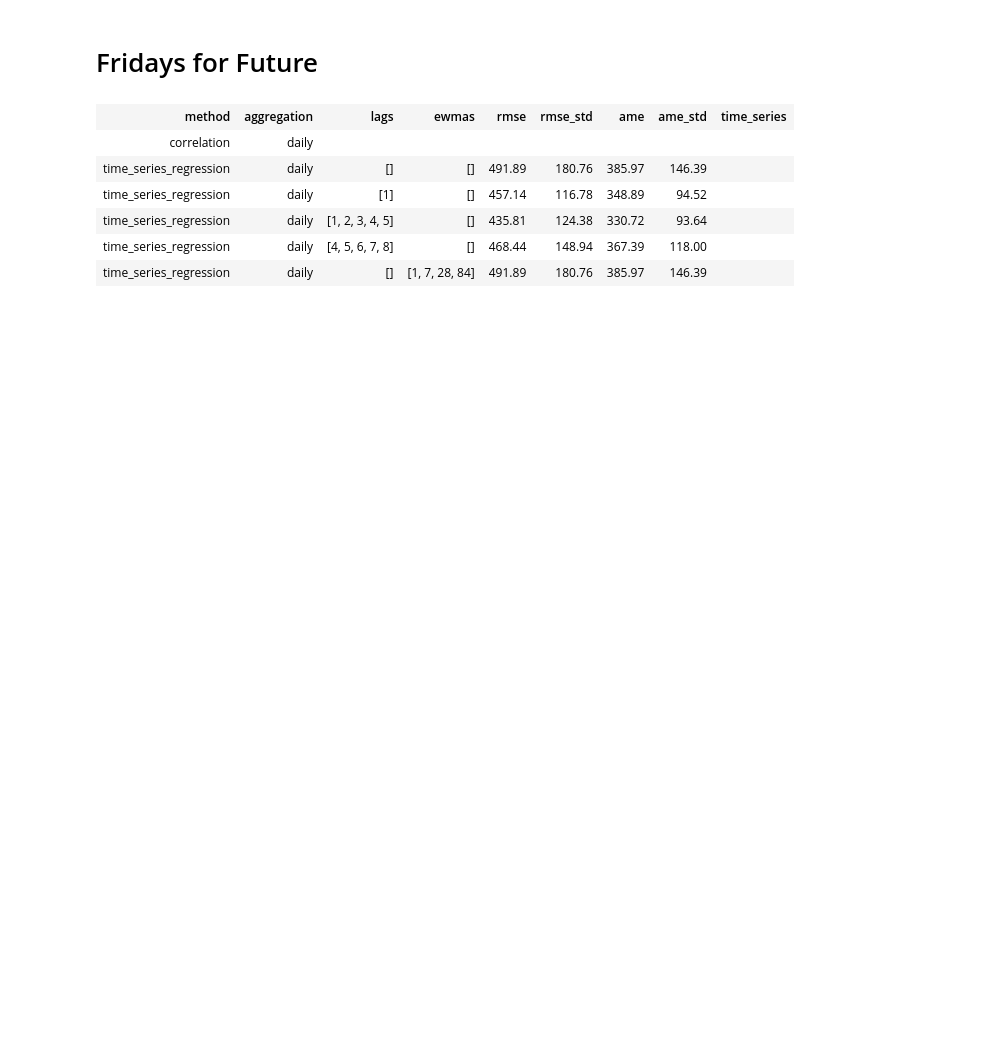
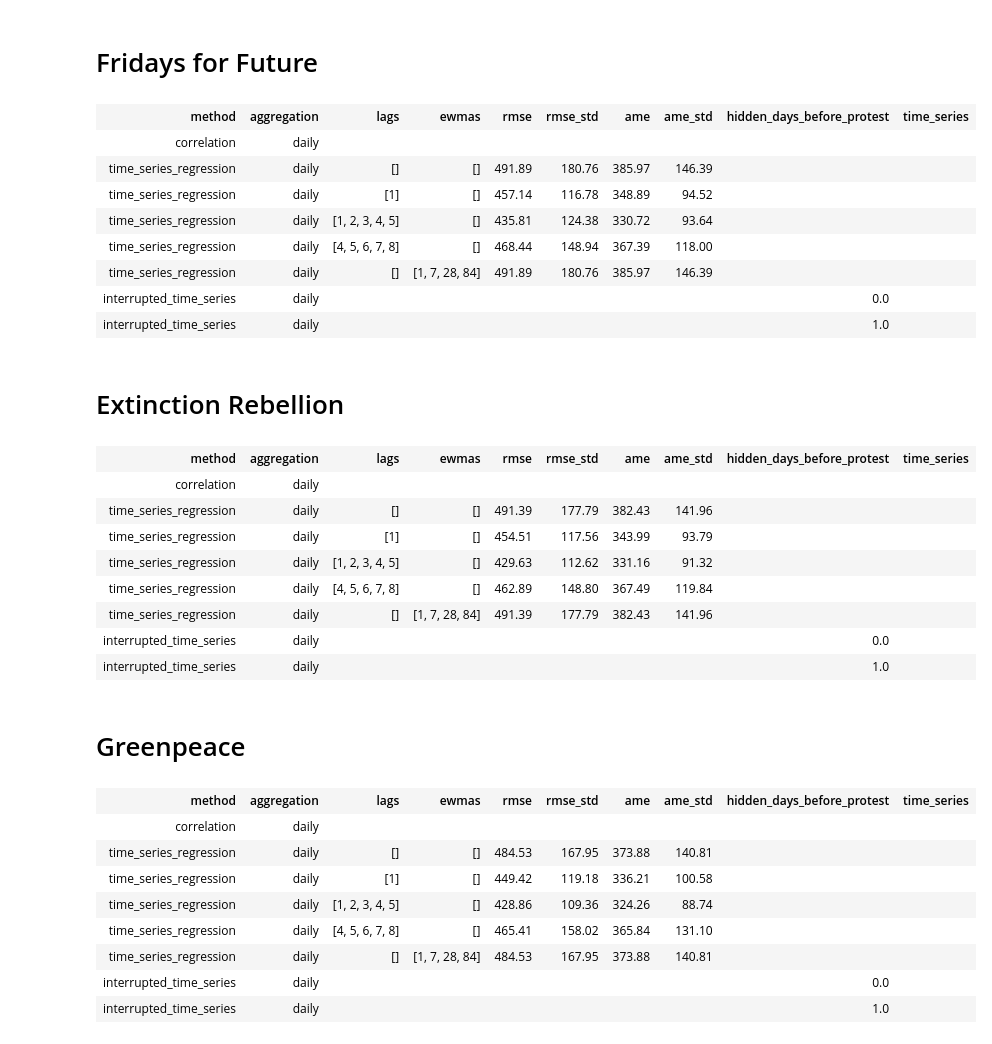
Before and after one commit to SocialChangeLab/media-impact-monitor, a Jupyter notebook: notebooks/2024-08-01-david-robustness.ipynb, the cells around one changed output. Saved outputs shown, nothing was run; the diff lists cells and outputs as text; code cells hidden in the pictures; blank space fills up the shorter version.

Commit message:
feat: include interrupted ts but without rmse so far

```diff
--- a/notebooks/2024-08-01-david-robustness.ipynb
+++ b/notebooks/2024-08-01-david-robustness.ipynb
@@ -4,6 +4,7 @@ from media_impact_monitor.impact import (
     ImpactSearch,
     correlation,
     time_series_regression,
+    interrupted_time_series,
 )
 from media_impact_monitor.events import get_events, EventSearch
 from datetime import date
@@ -13,11 +14,13 @@ from great_tables import GT
 from IPython.display import display, HTML
 
 organizers = ["Fridays for Future", "Extinction Rebellion", "Greenpeace"]
-organizers = [organizers[0]]
+# organizers = [organizers[0]]
+methods = ["correlation", "time_series_regression", "interrupted_time_series"]
+# methods = [methods[2]]
 start_date = date(2022, 1, 1)
 end_date = date(2024, 1, 1)
 rows = []
-for method in ["correlation", "time_series_regression"]:
+for method in methods:
     trend = get_trend(
         TrendSearch(
             trend_type="keywords",
@@ -67,37 +70,77 @@ for method in ["correlation", "time_series_regression"]:
                     row = dict(
                         organizer=organizer,
                         method=method,
                         aggregation=aggregation,
                         lags=lags,
                         ewmas=ewmas,
                     )
                     row["rmse"] = ts["rmse"].loc[7]
                     row["rmse_std"] = ts["rmse_std"].loc[7]
                     row["ame"] = ts["ame"].loc[7]
                     row["ame_std"] = ts["ame_std"].loc[7]
                     row["time_series"] = " ".join(ts["mean"].values.astype(str))
                     rows.append(row)
+            case "interrupted_time_series":
+                for hidden_days_before_protest in [0, 1]:
+                    row = dict(
+                        organizer=organizer,
+                        method=method,
+                        aggregation=aggregation,
+                        hidden_days_before_protest=hidden_days_before_protest,
+                    )
+                    ts, lims = interrupted_time_series(
+                        events=events,
+                        article_counts=trend,
+                        horizon=14,
+                        hidden_days_before_protest=hidden_days_before_protest,
+                        aggregation=aggregation,
+                    )
+                    row["time_series"] = " ".join(ts["mean"].values.astype(str))
+                    rows.append(row)
+
 df = pd.DataFrame(rows)
 for organizer in organizers:
     df_ = df[df["organizer"] == organizer].drop(columns="organizer")
     # make "time_series" the last column
     df_ = df_[[c for c in df_.columns if c != "time_series"] + ["time_series"]]
     html = (
         GT(df_)
         .fmt_number(columns=["rmse", "rmse_std", "ame", "ame_std"], decimals=2)
         .fmt_nanoplot(
             columns="time_series",
         )  # restriction in great_tables, only supports one nanoplot column
         .render("html")
     )
     display(HTML(f"<h1>{organizer}</h1>"))
     display(HTML(html))
 # %% [output]
 Fridays for Future
-| method | aggregation | lags | ewmas | rmse | rmse_std | ame | ame_std | time_series |
-| correlation | daily |  |  |  |  |  |  |  |
-| time_series_regression | daily | [] | [] | 491.89 | 180.76 | 385.97 | 146.39 |  |
-| time_series_regression | daily | [1] | [] | 457.14 | 116.78 | 348.89 | 94.52 |  |
-| time_series_regression | daily | [1, 2, 3, 4, 5] | [] | 435.81 | 124.38 | 330.72 | 93.64 |  |
-| time_series_regression | daily | [4, 5, 6, 7, 8] | [] | 468.44 | 148.94 | 367.39 | 118.00 |  |
-| time_series_regression | daily | [] | [1, 7, 28, 84] | 491.89 | 180.76 | 385.97 | 146.39 |  |
+| method | aggregation | lags | ewmas | rmse | rmse_std | ame | ame_std | hidden_days_before_protest | time_series |
+| correlation | daily |  |  |  |  |  |  |  |  |
+| time_series_regression | daily | [] | [] | 491.89 | 180.76 | 385.97 | 146.39 |  |  |
+| time_series_regression | daily | [1] | [] | 457.14 | 116.78 | 348.89 | 94.52 |  |  |
+| time_series_regression | daily | [1, 2, 3, 4, 5] | [] | 435.81 | 124.38 | 330.72 | 93.64 |  |  |
+| time_series_regression | daily | [4, 5, 6, 7, 8] | [] | 468.44 | 148.94 | 367.39 | 118.00 |  |  |
+| time_series_regression | daily | [] | [1, 7, 28, 84] | 491.89 | 180.76 | 385.97 | 146.39 |  |  |
+| interrupted_time_series | daily |  |  |  |  |  |  | 0.0 |  |
+| interrupted_time_series | daily |  |  |  |  |  |  | 1.0 |  |
+Extinction Rebellion
+| method | aggregation | lags | ewmas | rmse | rmse_std | ame | ame_std | hidden_days_before_protest | time_series |
+| correlation | daily |  |  |  |  |  |  |  |  |
+| time_series_regression | daily | [] | [] | 491.39 | 177.79 | 382.43 | 141.96 |  |  |
+| time_series_regression | daily | [1] | [] | 454.51 | 117.56 | 343.99 | 93.79 |  |  |
+| time_series_regression | daily | [1, 2, 3, 4, 5] | [] | 429.63 | 112.62 | 331.16 | 91.32 |  |  |
+| time_series_regression | daily | [4, 5, 6, 7, 8] | [] | 462.89 | 148.80 | 367.49 | 119.84 |  |  |
+| time_series_regression | daily | [] | [1, 7, 28, 84] | 491.39 | 177.79 | 382.43 | 141.96 |  |  |
+| interrupted_time_series | daily |  |  |  |  |  |  | 0.0 |  |
+| interrupted_time_series | daily |  |  |  |  |  |  | 1.0 |  |
+Greenpeace
+| method | aggregation | lags | ewmas | rmse | rmse_std | ame | ame_std | hidden_days_before_protest | time_series |
+| correlation | daily |  |  |  |  |  |  |  |  |
+| time_series_regression | daily | [] | [] | 484.53 | 167.95 | 373.88 | 140.81 |  |  |
+| time_series_regression | daily | [1] | [] | 449.42 | 119.18 | 336.21 | 100.58 |  |  |
+| time_series_regression | daily | [1, 2, 3, 4, 5] | [] | 428.86 | 109.36 | 324.26 | 88.74 |  |  |
+| time_series_regression | daily | [4, 5, 6, 7, 8] | [] | 465.41 | 158.02 | 365.84 | 131.10 |  |  |
+| time_series_regression | daily | [] | [1, 7, 28, 84] | 484.53 | 167.95 | 373.88 | 140.81 |  |  |
+| interrupted_time_series | daily |  |  |  |  |  |  | 0.0 |  |
+| interrupted_time_series | daily |  |  |  |  |  |  | 1.0 |  |
```
Also changed, not shown: 1 other file.
